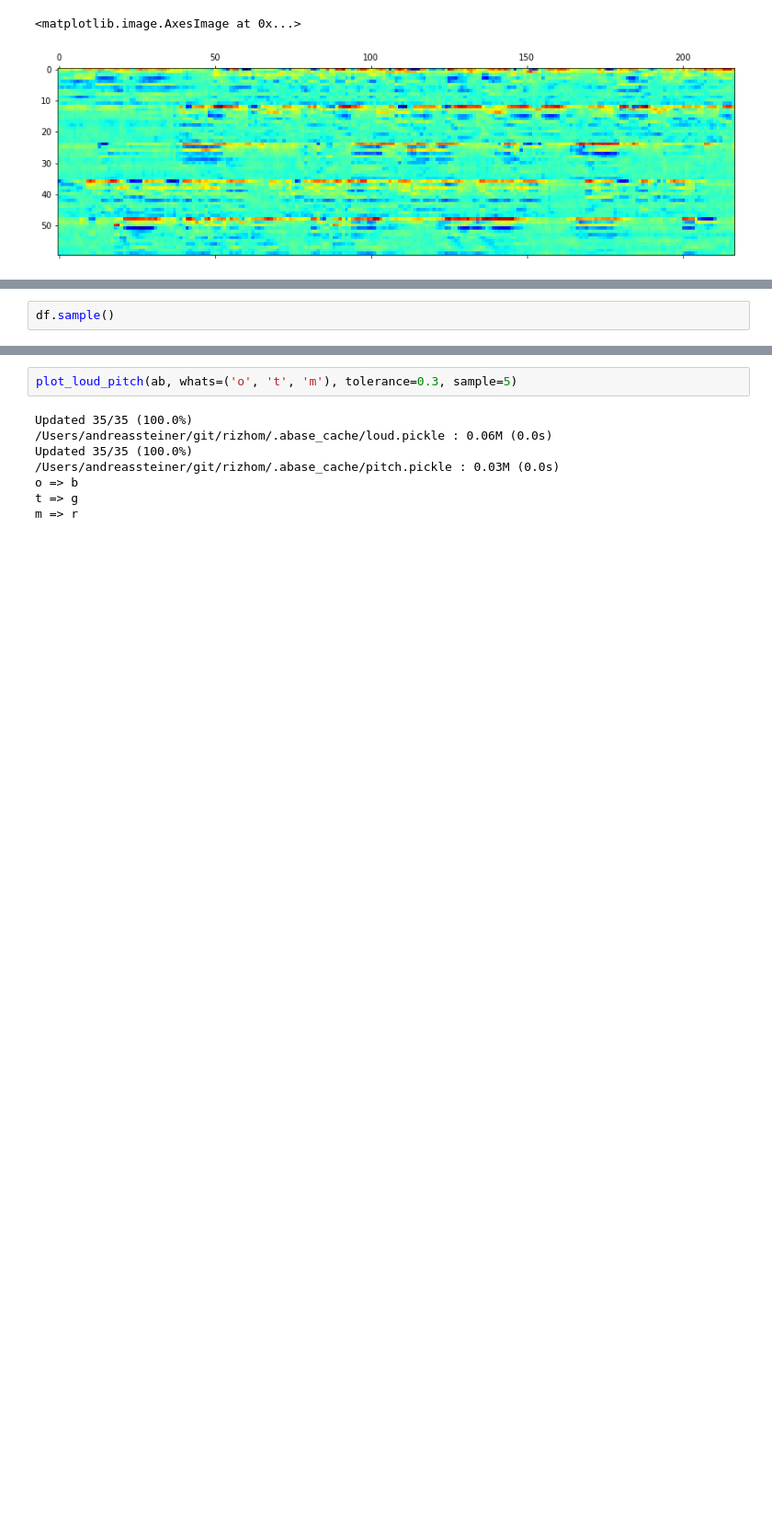
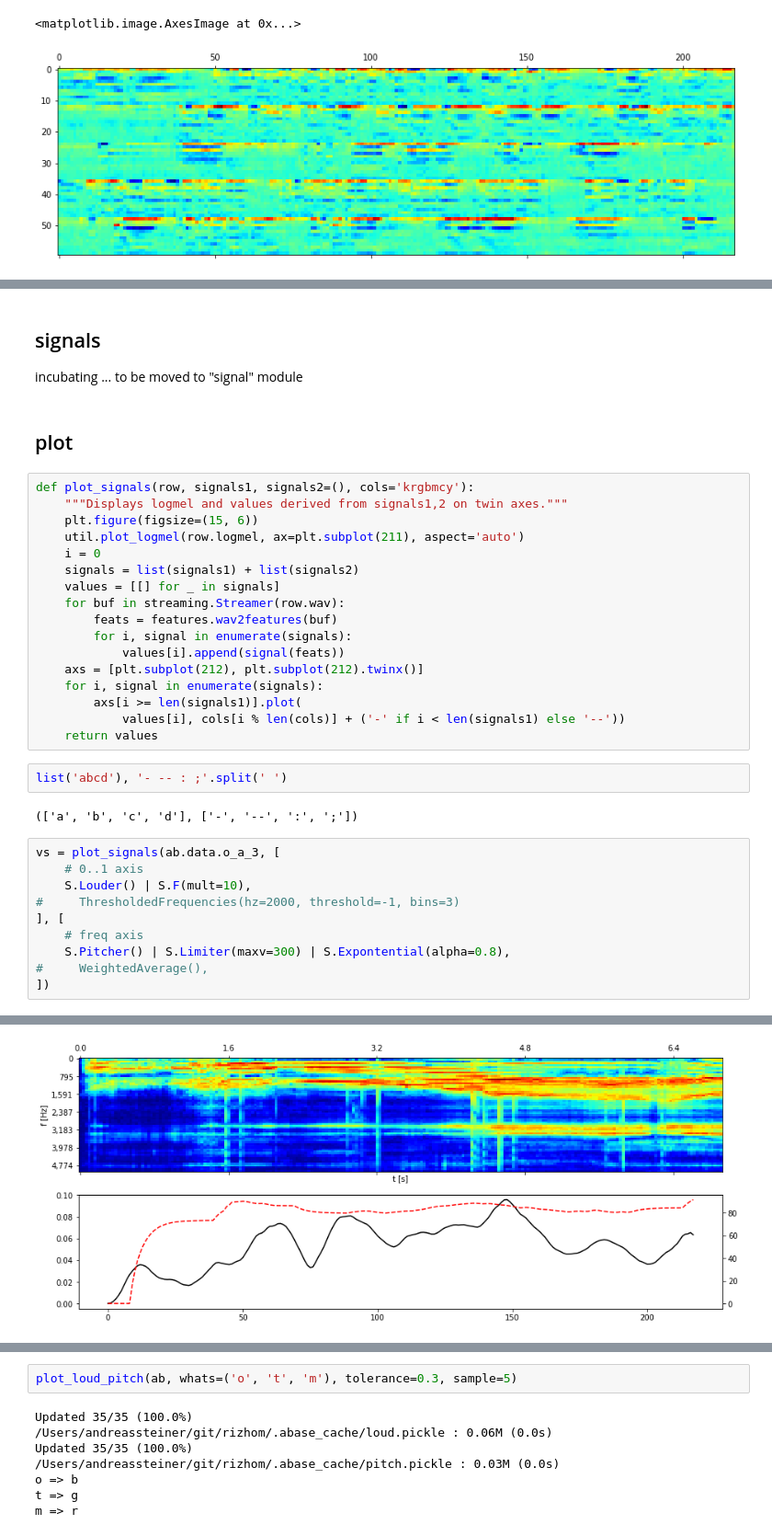
Before and after one commit to nuru-nu/moyo, a Jupyter notebook: notebooks/audio.ipynb, the cells around one changed output, grey strips where cells are left out. Shown at 92% size. Saved outputs shown, nothing was run; the diff lists cells and outputs as text; blank space fills up the shorter version.

```diff
--- a/notebooks/audio.ipynb
+++ b/notebooks/audio.ipynb
@@ -168,2 +154,38 @@ plt.plot(pitches, 'r');
-# %%
-df.sample()
+# %% [markdown]
+## signals
+
+incubating ... to be moved to "signal" module
+# %% [markdown]
+## plot
+# %%
+def plot_signals(row, signals1, signals2=(), cols='krgbmcy'):
+    """Displays logmel and values derived from signals1,2 on twin axes."""
+    plt.figure(figsize=(15, 6))
+    util.plot_logmel(row.logmel, ax=plt.subplot(211), aspect='auto')
+    i = 0
+    signals = list(signals1) + list(signals2)
+    values = [[] for _ in signals]
+    for buf in streaming.Streamer(row.wav):
+        feats = features.wav2features(buf)
+        for i, signal in enumerate(signals):
+            values[i].append(signal(feats))
+    axs = [plt.subplot(212), plt.subplot(212).twinx()]
+    for i, signal in enumerate(signals):
+        axs[i >= len(signals1)].plot(
+            values[i], cols[i % len(cols)] + ('-' if i < len(signals1) else '--'))
+    return values
+# %%
+list('abcd'), '- -- : ;'.split(' ')
+# %% [output]
+(['a', 'b', 'c', 'd'], ['-', '--', ':', ';'])
+# %%
+vs = plot_signals(ab.data.o_a_3, [
+    # 0..1 axis
+    S.Louder() | S.F(mult=10),
+#     ThresholdedFrequencies(hz=2000, threshold=-1, bins=3)
+], [
+    # freq axis
+    S.Pitcher() | S.Limiter(maxv=300) | S.Expontential(alpha=0.8),
+#     WeightedAverage(),
+])
+# %% [output]
@@ -169,0 +194 @@ df.sample()
+[figure, added]
```
Also changed, not shown: parts of 29 cells of this notebook, 9 other files.
